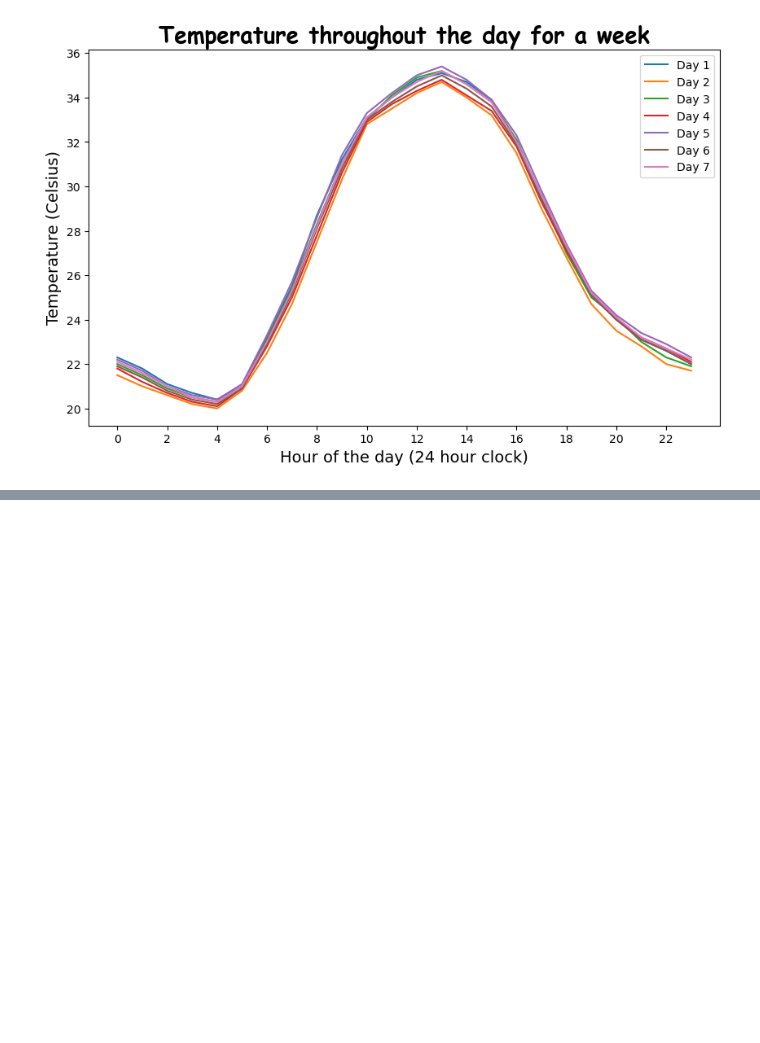
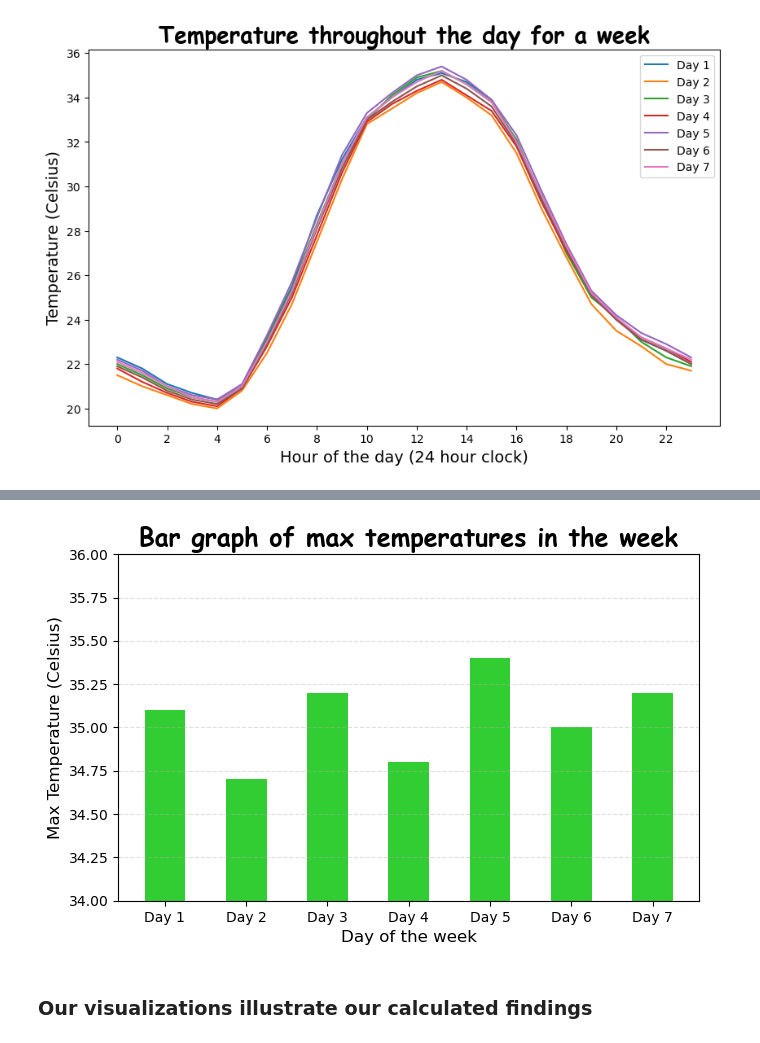
Before and after one commit to bestboybest/LearningPython, a Jupyter notebook: Numpy Projects/01) Temperatures_Week/TemperaturesNumpy.ipynb, the cells around one changed output, grey strips where cells are left out. Saved outputs shown, nothing was run; the diff lists cells and outputs as text; code cells hidden in the pictures; blank space fills up the shorter version.

```diff
--- a/Numpy Projects/01) Temperatures_Week/TemperaturesNumpy.ipynb
+++ b/Numpy Projects/01) Temperatures_Week/TemperaturesNumpy.ipynb
@@ -50,8 +50,10 @@ On day 7, at hour 13:00, the temperature was 35.2
 # %%
 #The time at which highest temperature of each day was recorded
 hours = np.array(np.argmax(temps, axis = 1))
+maxtemps = np.zeros((7))
 for i in range(hours.size):
     print(f"On day {i+1}, at hour {hours[i]}:00, the temperature was highest at {temps[i, hours[i]]}")
+    maxtemps[i] = temps[i, hours[i]]
 # %% [output]
 On day 1, at hour 13:00, the temperature was highest at 35.1
 On day 2, at hour 13:00, the temperature was highest at 34.7
@@ -79,0 +94,15 @@ plt.show()
+# %%
+#Creating bar graph of max temps in each day
+plt.figure(figsize = (7.5, 4.5), dpi = 100)
+plt.title("Bar graph of max temperatures in the week", fontdict = {'size': 18, 'name': 'Comic Sans MS', 'weight': 'bold'})
+plt.ylabel("Max Temperature (Celsius)", fontdict = {'size':12})
+plt.xlabel("Day of the week", fontdict = {'size': 12})
+plt.bar([f"Day {i+1}" for i in range(7)], maxtemps, color = 'limegreen', width = 0.5)
+plt.ylim(34, 36)
+plt.grid(axis='y', linestyle='--', alpha=0.4)
+plt.savefig('MaxTempsBar.png', dpi = 300)
+plt.show()
+# %% [output]
+[figure, added]
+# %% [markdown]
+### Our visualizations illustrate our calculated findings
```
Also changed, not shown: parts of 2 cells of this notebook, 2 other files.
